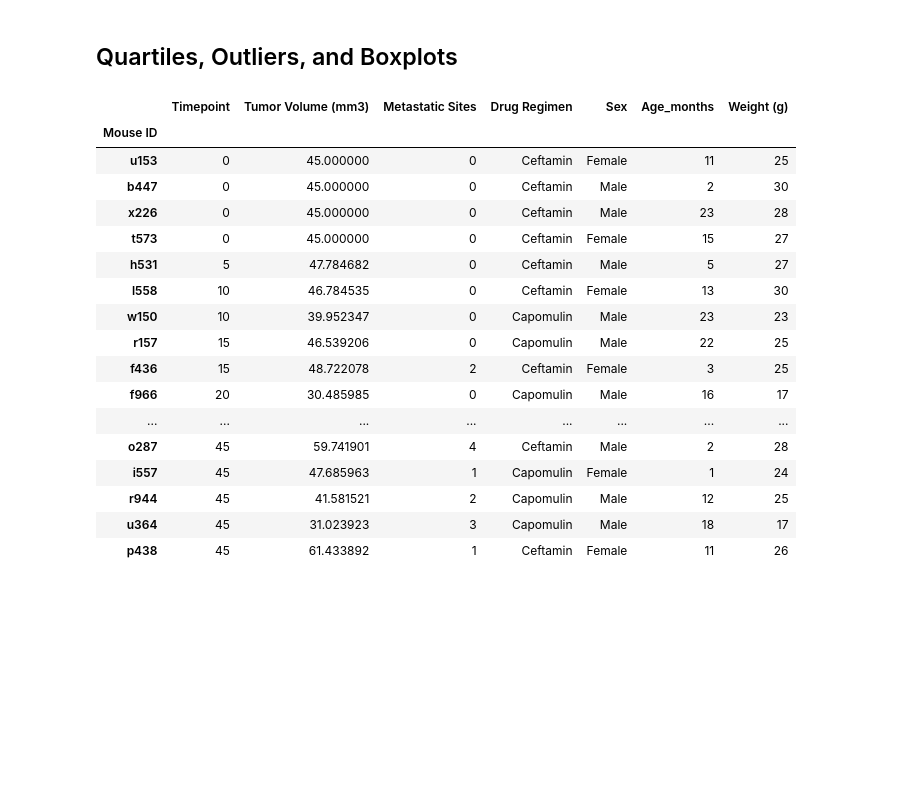
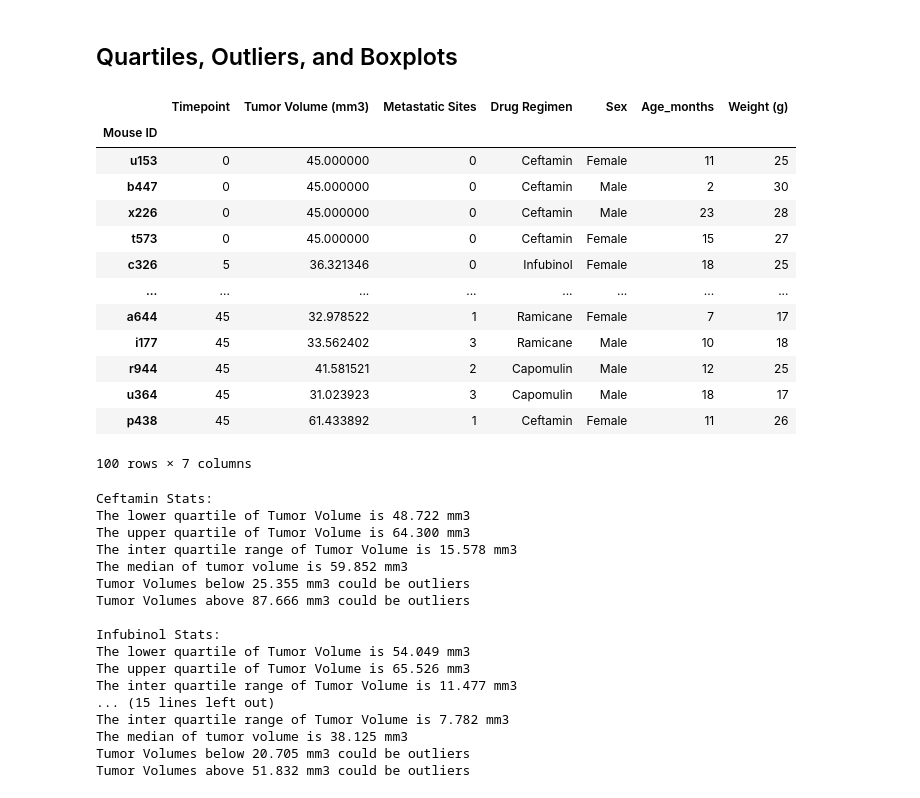
Before and after one commit to nconnel4/matplotlib-challenge, a Jupyter notebook: notebooks/pymaceuticals.ipynb, the cells around one changed output. Cells and saved outputs as stored; diff of their text form; code cells hidden in the pictures; blank space fills up the shorter version.

Commit message:
Add statistics for quartiles and outliers

```diff
--- a/notebooks/pymaceuticals.ipynb
+++ b/notebooks/pymaceuticals.ipynb
@@ -107,29 +107,65 @@ plt.show()
 # %% [markdown]
 ## Quartiles, Outliers, and Boxplots
 # %%
-filtered_drugs_df = study_data_df[study_data_df['Drug Regimen'].isin(['Capomulin', 'Ramicane, Infubinol', 'Ceftamin'])]
+filtered_drugs_df = study_data_df[study_data_df['Drug Regimen'].isin(['Capomulin', 'Ramicane', 'Infubinol', 'Ceftamin'])]
 
 last_timepoint = filtered_drugs_df.groupby('Mouse ID')['Timepoint'].max()
 
 filtered_drugs_df = filtered_drugs_df.merge(last_timepoint, how='inner', on=['Mouse ID', 'Timepoint'])
 filtered_drugs_df.set_index('Mouse ID', inplace=True)
 filtered_drugs_df
 # %% [output]
 |  | Timepoint | Tumor Volume (mm3) | Metastatic Sites | Drug Regimen | Sex | Age_months | Weight (g) |
 | Mouse ID |  |  |  |  |  |  |  |
 | u153 | 0 | 45.000000 | 0 | Ceftamin | Female | 11 | 25 |
 | b447 | 0 | 45.000000 | 0 | Ceftamin | Male | 2 | 30 |
 | x226 | 0 | 45.000000 | 0 | Ceftamin | Male | 23 | 28 |
 | t573 | 0 | 45.000000 | 0 | Ceftamin | Female | 15 | 27 |
-| h531 | 5 | 47.784682 | 0 | Ceftamin | Male | 5 | 27 |
-| l558 | 10 | 46.784535 | 0 | Ceftamin | Female | 13 | 30 |
-| w150 | 10 | 39.952347 | 0 | Capomulin | Male | 23 | 23 |
-| r157 | 15 | 46.539206 | 0 | Capomulin | Male | 22 | 25 |
-| f436 | 15 | 48.722078 | 2 | Ceftamin | Female | 3 | 25 |
-| f966 | 20 | 30.485985 | 0 | Capomulin | Male | 16 | 17 |
+| c326 | 5 | 36.321346 | 0 | Infubinol | Female | 18 | 25 |
 | ... | ... | ... | ... | ... | ... | ... | ... |
-| o287 | 45 | 59.741901 | 4 | Ceftamin | Male | 2 | 28 |
-| i557 | 45 | 47.685963 | 1 | Capomulin | Female | 1 | 24 |
+| a644 | 45 | 32.978522 | 1 | Ramicane | Female | 7 | 17 |
+| i177 | 45 | 33.562402 | 3 | Ramicane | Male | 10 | 18 |
 | r944 | 45 | 41.581521 | 2 | Capomulin | Male | 12 | 25 |
 | u364 | 45 | 31.023923 | 3 | Capomulin | Male | 18 | 17 |
 | p438 | 45 | 61.433892 | 1 | Ceftamin | Female | 11 | 26 |
+100 rows × 7 columns
+# %%
+drug_list = filtered_drugs_df['Drug Regimen'].unique()
+
+for drug in drug_list:
+    drug_df = filtered_drugs_df.loc[filtered_drugs_df['Drug Regimen'] == drug][['Drug Regimen', 'Tumor Volume (mm3)']]
+    quartiles = drug_df['Tumor Volume (mm3)'].quantile([.25, .50, .75])
+
+    lower_q = quartiles[0.25]
+    upper_q = quartiles[0.75]
+    iqr = upper_q - lower_q
+    median = quartiles[0.50]
+
+    lower_bound = lower_q - (1.5 * iqr)
+    upper_bound = upper_q + (1.5 * iqr)
+
+    print(f'{drug} Stats:')
+    print(f'The lower quartile of Tumor Volume is {lower_q:.3f} mm3')
+    print(f'The upper quartile of Tumor Volume is {upper_q:.3f} mm3')
+    print(f'The inter quartile range of Tumor Volume is {iqr:.3f} mm3')
+    print(f'The median of tumor volume is {median:.3f} mm3')
+    print(f'Tumor Volumes below {lower_bound:.3f} mm3 could be outliers')
+    print(f'Tumor Volumes above {upper_bound:.3f} mm3 could be outliers \n')
+# %% [output]
+Ceftamin Stats:
+The lower quartile of Tumor Volume is 48.722 mm3
+The upper quartile of Tumor Volume is 64.300 mm3
+The inter quartile range of Tumor Volume is 15.578 mm3
+The median of tumor volume is 59.852 mm3
+Tumor Volumes below 25.355 mm3 could be outliers
+Tumor Volumes above 87.666 mm3 could be outliers
+
+Infubinol Stats:
+The lower quartile of Tumor Volume is 54.049 mm3
+The upper quartile of Tumor Volume is 65.526 mm3
+The inter quartile range of Tumor Volume is 11.477 mm3
+... (15 lines left out)
+The inter quartile range of Tumor Volume is 7.782 mm3
+The median of tumor volume is 38.125 mm3
+Tumor Volumes below 20.705 mm3 could be outliers
+Tumor Volumes above 51.832 mm3 could be outliers
```
